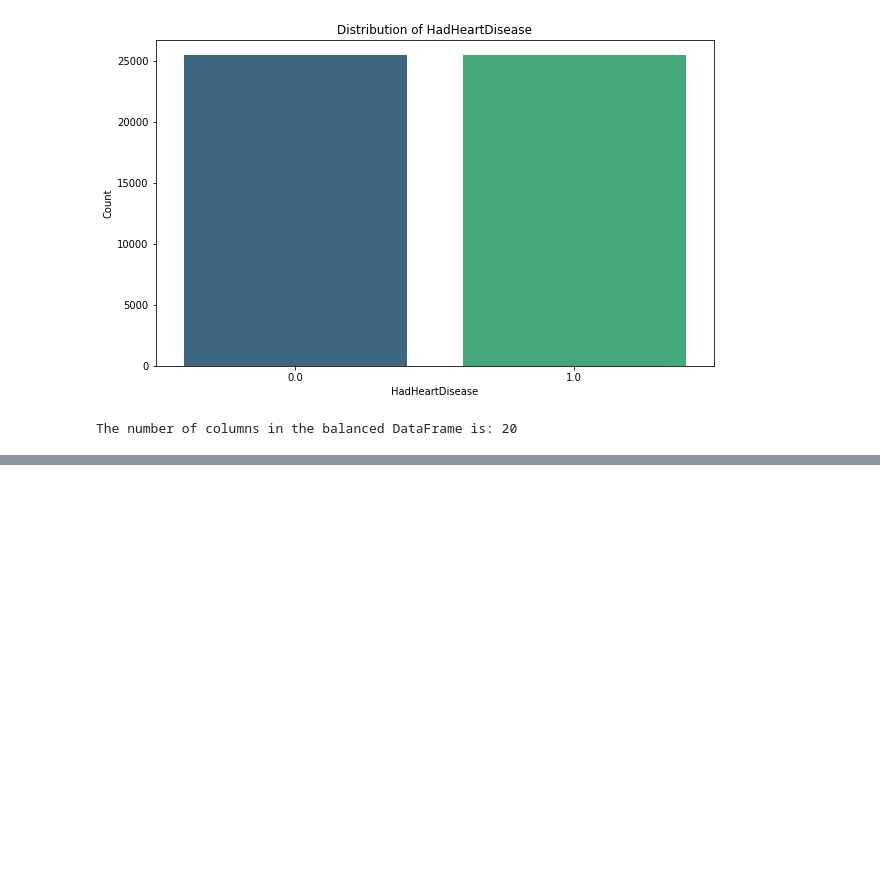
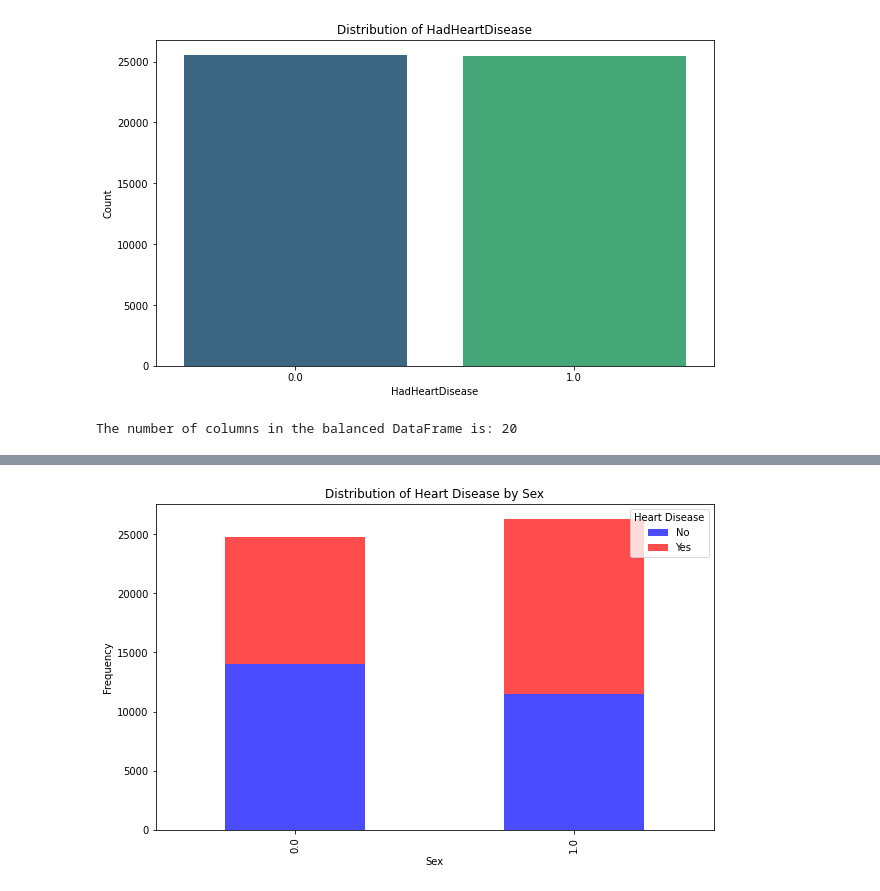
Before and after one commit to xxbeng/722-iteration-4, a Jupyter notebook: 2.4 data quality to 3.3 data cleaning.ipynb, the cells around one changed output, grey strips where cells are left out. Drawn from its saved outputs; the diff is of its cells as text; code cells hidden in the pictures; blank space fills up the shorter version.

```diff
--- a/2.4 data quality to 3.3 data cleaning.ipynb
+++ b/2.4 data quality to 3.3 data cleaning.ipynb
@@ -1155,0 +1479,15 @@ AUC of Naive Bayes: 0.4241
+# %%
+import matplotlib.pyplot as plt
+
+# Count the occurrences of heart disease by sex
+heart_disease_by_sex = pattern_01_pd.groupby('Sex')['HadHeartDisease'].value_counts().unstack()
+
+# Plotting the bar chart
+heart_disease_by_sex.plot(kind='bar', stacked=True, figsize=(10, 6), color=['blue', 'red'], alpha=0.7)
+plt.xlabel('Sex')
+plt.ylabel('Frequency')
+plt.title('Distribution of Heart Disease by Sex')
+plt.legend(title='Heart Disease', loc='upper right', labels=['No', 'Yes'])
+plt.show()
+# %% [output]
+[figure, added]
```
Also changed, not shown: parts of 27 cells of this notebook.
